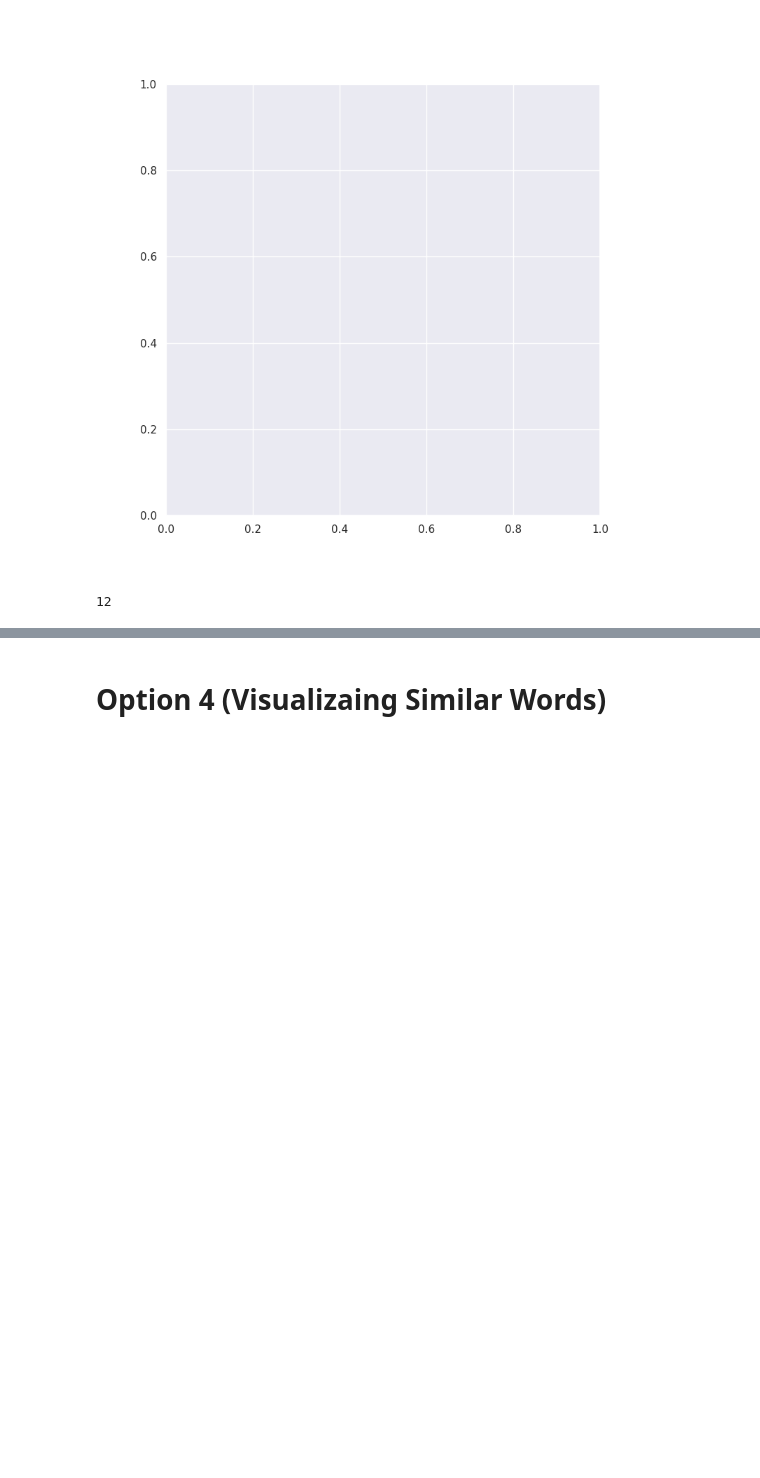
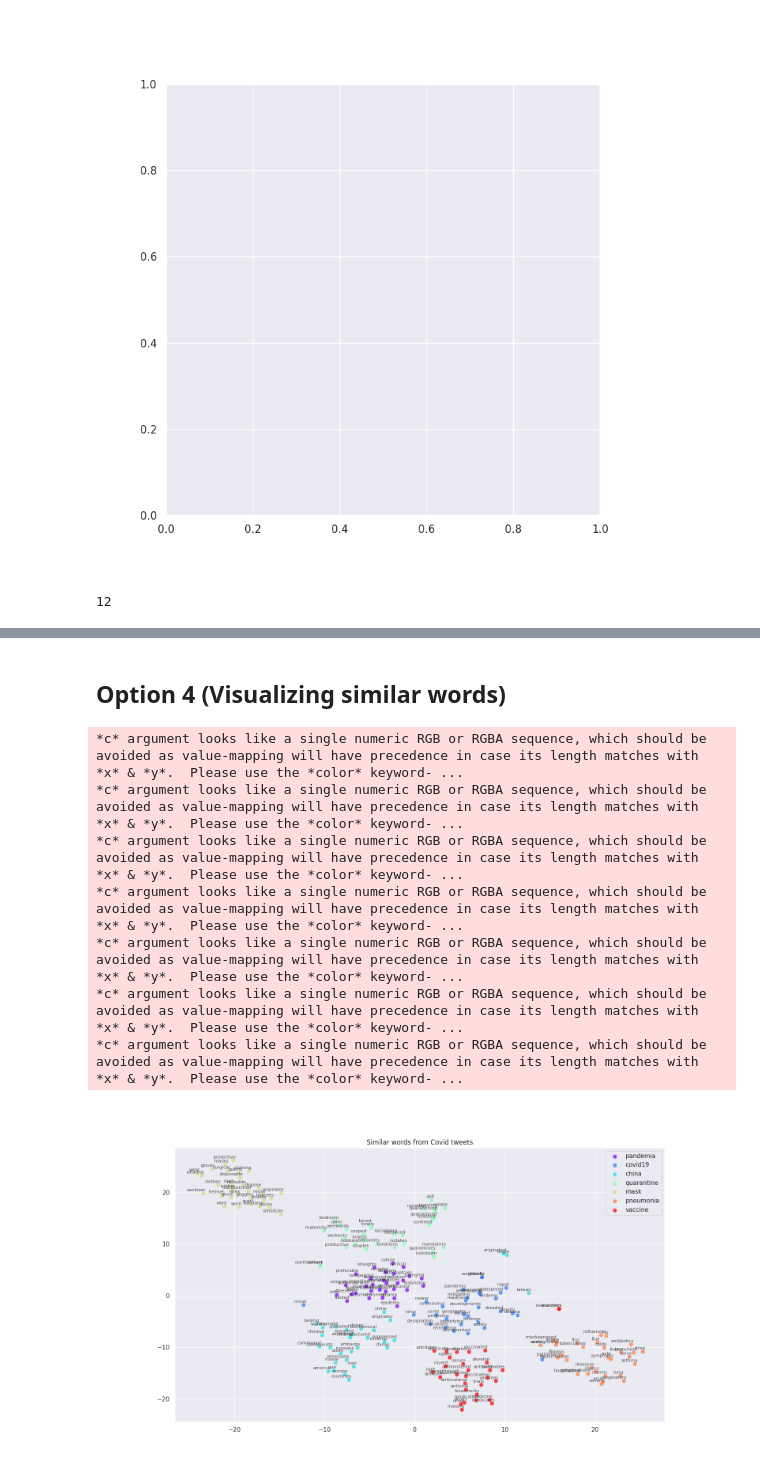
Before and after one commit to YuiZh0u/word2vec-tsne, a Jupyter notebook: Visualizing Word2Vec using t-SNE.ipynb, the cells around one changed output, grey strips where cells are left out. Saved outputs shown, nothing was run; the diff lists cells and outputs as text; code cells hidden in the pictures; blank space fills up the shorter version.

```diff
--- a/Visualizing Word2Vec using t-SNE.ipynb
+++ b/Visualizing Word2Vec using t-SNE.ipynb
@@ -93,6 +128,14 @@ tokens = []
 for word in model.wv.index_to_key:
     tokens.append(model.wv[word])
     labels.append(word)
+# %%
+#Dataset huracanes
+labels_hr = []
+tokens_hr = []
+
+for word in model_hr.wv.index_to_key:
+    tokens_hr.append(model_hr.wv[word])
+    labels_hr.append(word)
 # %%
 tsne_model = TSNE(perplexity=50, n_components=2, init='pca', n_iter=2500, random_state=32)
 new_values = tsne_model.fit_transform(tokens)
@@ -207,2 +254,47 @@ plt.show()
 # %% [markdown]
-# Option 4 (Visualizaing Similar Words)
+## Option 4 (Visualizing similar words)
+# %%
+keys = ['pandemia', 'covid19', 'china', 'quarantine', 'mask', 'pneumonia', 'vaccine']
+
+embedding_clusters = []
+word_clusters = []
+for word in keys:
+    embeddings = []
+    words = []
+    for similar_word, _ in model.wv.most_similar(word, topn=30):
+        words.append(similar_word)
+        embeddings.append(model.wv[similar_word])
+    embedding_clusters.append(embeddings)
+    word_clusters.append(words)
+# %%
+embedding_clusters = np.array(embedding_clusters)
+n, m, k = embedding_clusters.shape
+tsne_model_en_2d = TSNE(perplexity=15, n_components=2, init='pca', n_iter=3500, random_state=32)
+embeddings_en_2d = np.array(tsne_model_en_2d.fit_transform(embedding_clusters.reshape(n * m, k))).reshape(n, m, 2)
+# %%
+def tsne_plot_similar_words(title, labels, embedding_clusters, word_clusters, a, filename=None):
+    plt.figure(figsize=(16, 9))
+    colors = cm.rainbow(np.linspace(0, 1, len(labels)))
+    for label, embeddings, words, color in zip(labels, embedding_clusters, word_clusters, colors):
+        x = embeddings[:, 0]
+        y = embeddings[:, 1]
+        plt.scatter(x, y, c=color, alpha=a, label=label)
+        for i, word in enumerate(words):
+            plt.annotate(word, alpha=0.8, xy=(x[i], y[i]), xytext=(5, 2), textcoords='offset points', ha='right', va='bottom', size=8)
+    plt.legend(loc=0)
+    plt.title(title)
+    plt.grid(True)
+    if filename:
+        plt.savefig(filename, format='png', dpi=150, bbox_inches='tight')
+    plt.show()
+# %%
+tsne_plot_similar_words('Similar words from Covid tweets', keys, embeddings_en_2d, word_clusters, 0.7, 'tsne-images/{}.png'.format(datetime.now().strftime("%Y%m%d_%H%M")))
+# %% [output]
+*c* argument looks like a single numeric RGB or RGBA sequence, which should be avoided as value-mapping will have precedence in case its length matches with *x* & *y*.  Please use the *color* keyword- ...
+*c* argument looks like a single numeric RGB or RGBA sequence, which should be avoided as value-mapping will have precedence in case its length matches with *x* & *y*.  Please use the *color* keyword- ...
+*c* argument looks like a single numeric RGB or RGBA sequence, which should be avoided as value-mapping will have precedence in case its length matches with *x* & *y*.  Please use the *color* keyword- ...
+*c* argument looks like a single numeric RGB or RGBA sequence, which should be avoided as value-mapping will have precedence in case its length matches with *x* & *y*.  Please use the *color* keyword- ...
+*c* argument looks like a single numeric RGB or RGBA sequence, which should be avoided as value-mapping will have precedence in case its length matches with *x* & *y*.  Please use the *color* keyword- ...
+*c* argument looks like a single numeric RGB or RGBA sequence, which should be avoided as value-mapping will have precedence in case its length matches with *x* & *y*.  Please use the *color* keyword- ...
+*c* argument looks like a single numeric RGB or RGBA sequence, which should be avoided as value-mapping will have precedence in case its length matches with *x* & *y*.  Please use the *color* keyword- ...
+[figure, added]
```
Also changed, not shown: parts of 24 cells of this notebook.
